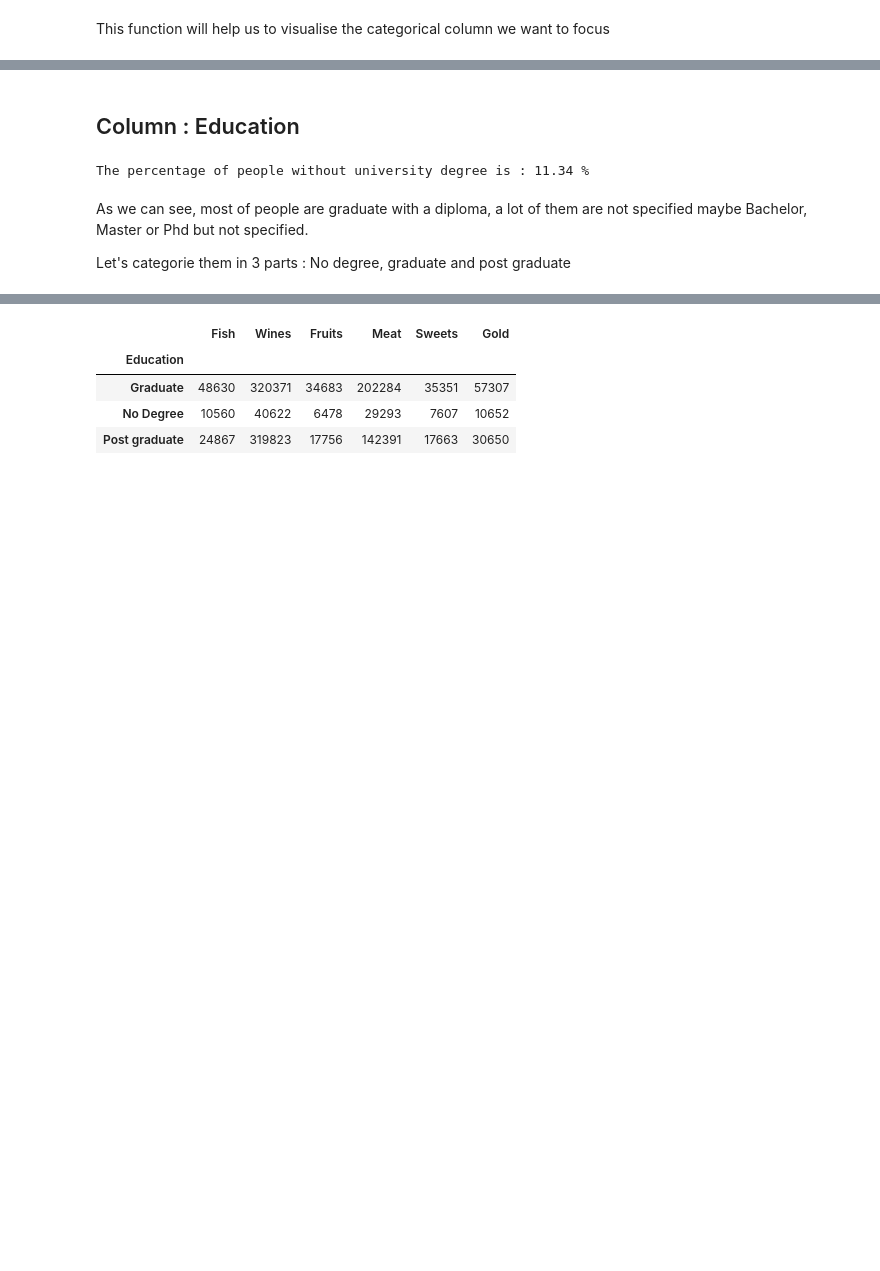
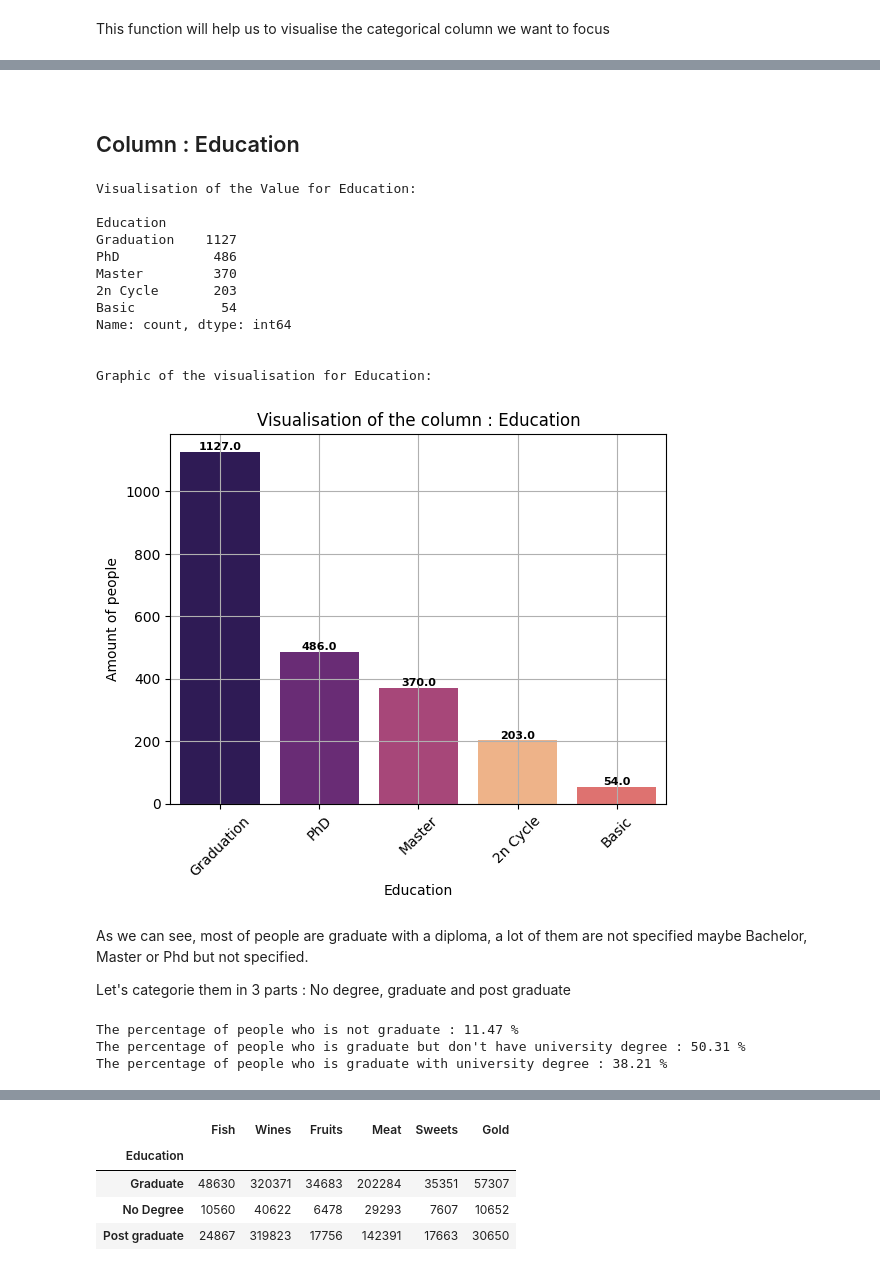
Before and after one commit to AurelienGgt/Customer-Personality-Analysis, a Jupyter notebook: Analyse.ipynb, the cells around one changed output, grey strips where cells are left out. Saved outputs shown, nothing was run; the diff lists cells and outputs as text; code cells hidden in the pictures; blank space fills up the shorter version.

```diff
--- a/Analyse.ipynb
+++ b/Analyse.ipynb
@@ -121,3 +126,5 @@ def categorical_visualisation(col) :
+# %% [markdown]
+</details>
 # %%
 def visualisation_groupby(df):
 
@@ -147,16 +154,35 @@ def visualisation_groupby(df):
     plt.show()
 # %% [markdown]
 ## Column : Education
-# %%
-# We will calculate the amount of people without university degree :
-
-no_univ_user =  (df[df['Education'] == '2n Cycle'].value_counts() + df[df['Education'] == 'Basic'].value_counts())
-print(f"The percentage of people without university degree is : {round(((len(no_univ_user) / len(df))*100),2)} %")
-# %% [output]
-The percentage of people without university degree is : 11.34 %
+# %%
+categorical_visualisation("Education")
+# %% [output]
+Visualisation of the Value for Education:
+
+Education
+Graduation    1127
+PhD            486
+Master         370
+2n Cycle       203
+Basic           54
+Name: count, dtype: int64
+
+
+Graphic of the visualisation for Education:
+[figure, added]
 # %% [markdown]
 As we can see, most of people are graduate with a diploma, a lot of them are not specified maybe Bachelor, Master or Phd but not specified.
 
 Let's categorie them in 3 parts : No degree, graduate and post graduate
 # %%
 df["Education"]=df["Education"].replace({"Basic":"No Degree","2n Cycle":"No Degree", "Graduation":"Graduate", "Master":"Post graduate", "PhD":"Post graduate"})
+# %%
+# We will calculate the amount of people without university degree :
+
+print(f"The percentage of people who is not graduate : {round((df['Education'].value_counts()['No Degree']/len(df))*100,2)} %")
+print(f"The percentage of people who is graduate but don't have university degree : {round((df['Education'].value_counts()['Graduate']/len(df))*100,2)} %")
+print(f"The percentage of people who is graduate with university degree : {round((df['Education'].value_counts()['Post graduate']/len(df))*100,2)} %")
+# %% [output]
+The percentage of people who is not graduate : 11.47 %
+The percentage of people who is graduate but don't have university degree : 50.31 %
+The percentage of people who is graduate with university degree : 38.21 %
```
Also changed, not shown: parts of 4 cells of this notebook.
